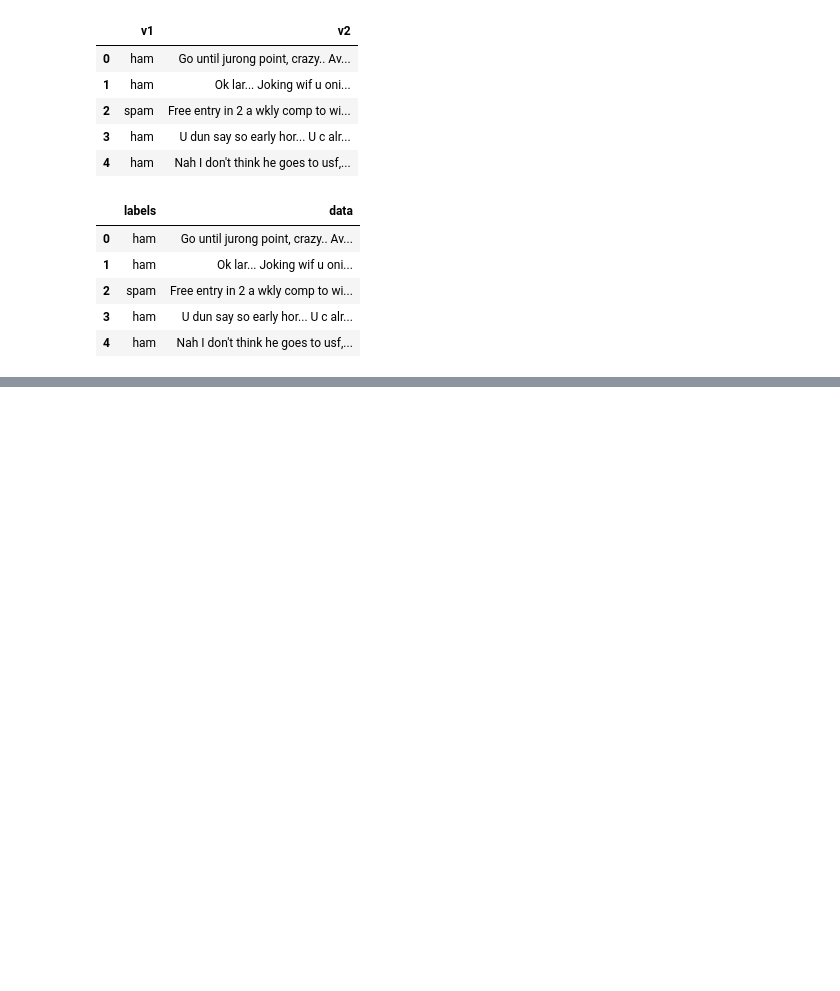
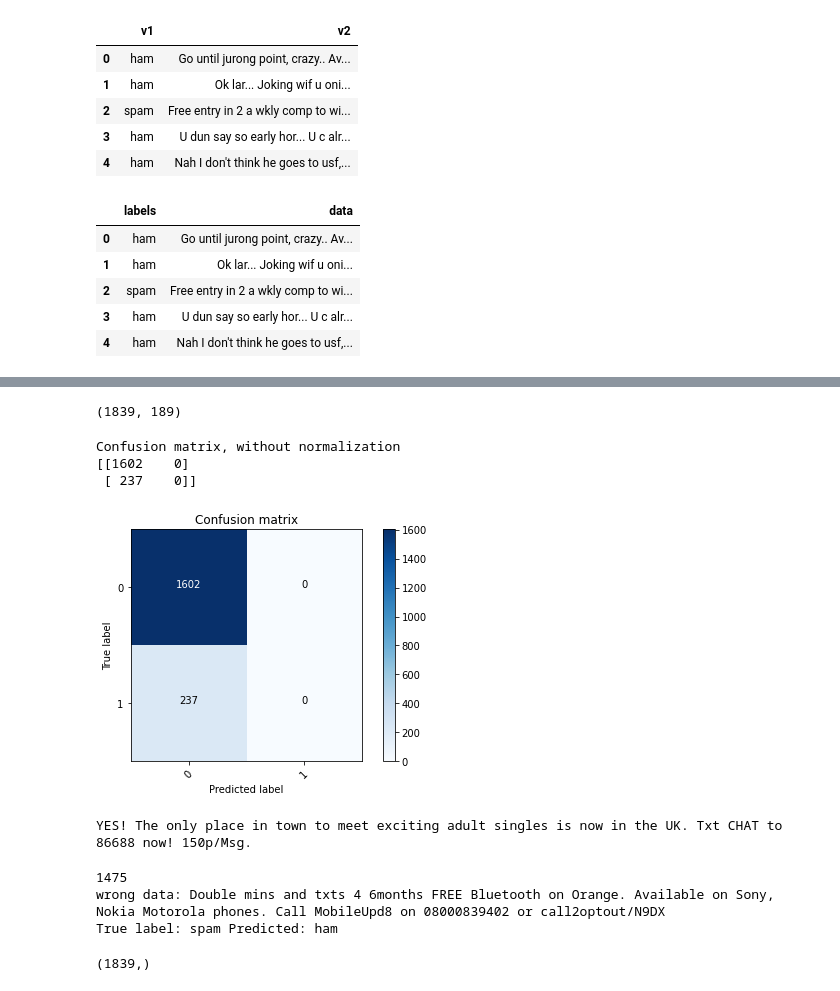
Before and after one commit to Nickel777/ITSP200, a Jupyter notebook: TF2_0_Spam_Detection_CNN.ipynb, the cells around one changed output, grey strips where cells are left out. Saved outputs shown, nothing was run; the diff lists cells and outputs as text; code cells hidden in the pictures; blank space fills up the shorter version.

```diff
--- a/TF2_0_Spam_Detection_CNN.ipynb
+++ b/TF2_0_Spam_Detection_CNN.ipynb
@@ -182,0 +183,53 @@ plt.legend()
+# %%
+data_test.shape
+# %% [output]
+(1839, 189)
+# %%
+# Plot confusion matrix
+from sklearn.metrics import confusion_matrix
+import itertools
+
+def plot_confusion_matrix(cm, classes,
+                          normalize=False,
+                          title='Confusion matrix',
+                          cmap=plt.cm.Blues):
+  """
+  This function prints and plots the confusion matrix.
+  Normalization can be applied by setting `normalize=True`.
+  """
+  if normalize:
+      cm = cm.astype('float') / cm.sum(axis=1)[:, np.newaxis]
+      print("Normalized confusion matrix")
+  else:
+      print('Confusion matrix, without normalization')
+
+  print(cm)
+
+  plt.imshow(cm, interpolation='nearest', cmap=cmap)
+  plt.title(title)
+  plt.colorbar()
+  tick_marks = np.arange(len(classes))
+  plt.xticks(tick_marks, classes, rotation=45)
+  plt.yticks(tick_marks, classes)
+
+  fmt = '.2f' if normalize else 'd'
+  thresh = cm.max() / 2.
+  for i, j in itertools.product(range(cm.shape[0]), range(cm.shape[1])):
+      plt.text(j, i, format(cm[i, j], fmt),
+               horizontalalignment="center",
+               color="white" if cm[i, j] > thresh else "black")
+
+  plt.tight_layout()
+  plt.ylabel('True label')
+  plt.xlabel('Predicted label')
+  plt.show()
+
+
+p_test = model.predict(data_test).argmax(axis=1)
+cm = confusion_matrix(Ytest, p_test)
+plot_confusion_matrix(cm, list(range(2)))
+# %% [output]
+Confusion matrix, without normalization
+[[1602    0]
+ [ 237    0]]
+[figure, added]
@@ -182,0 +241,27 @@ plt.legend()
+# %%
+# count = 0;
+# for sentence in df_test:
+#   count+=1
+#   print(f'This is i: {count} and this is sentence: {sentence}')
+
+print(f'{df_test.iloc[60]}')
+# print(f'{type(df_test)}')
+# %% [output]
+YES! The only place in town to meet exciting adult singles is now in the UK. Txt CHAT to 86688 now! 150p/Msg.
+# %%
+# Show some misclassified examples
+misclassified_idx = np.where(p_test != Ytest)[0]
+i = np.random.choice(misclassified_idx)
+# plt.imshow(data_test[i].reshape(28,28), cmap='gray')
+# plt.title("True label: %s Predicted: %s" % (labels[Ytest[i]], labels[p_test[i]]));
+print(i)
+print(f'wrong data: {df_test.iloc[i]}')
+print("True label: %s Predicted: %s" % (labels[Ytest[i]], labels[p_test[i]]))
+# %% [output]
+1475
+wrong data: Double mins and txts 4 6months FREE Bluetooth on Orange. Available on Sony, Nokia Motorola phones. Call MobileUpd8 on 08000839402 or call2optout/N9DX
+True label: spam Predicted: ham
+# %%
+df_test.shape
+# %% [output]
+(1839,)
```
Also changed, not shown: parts of 8 cells of this notebook.
